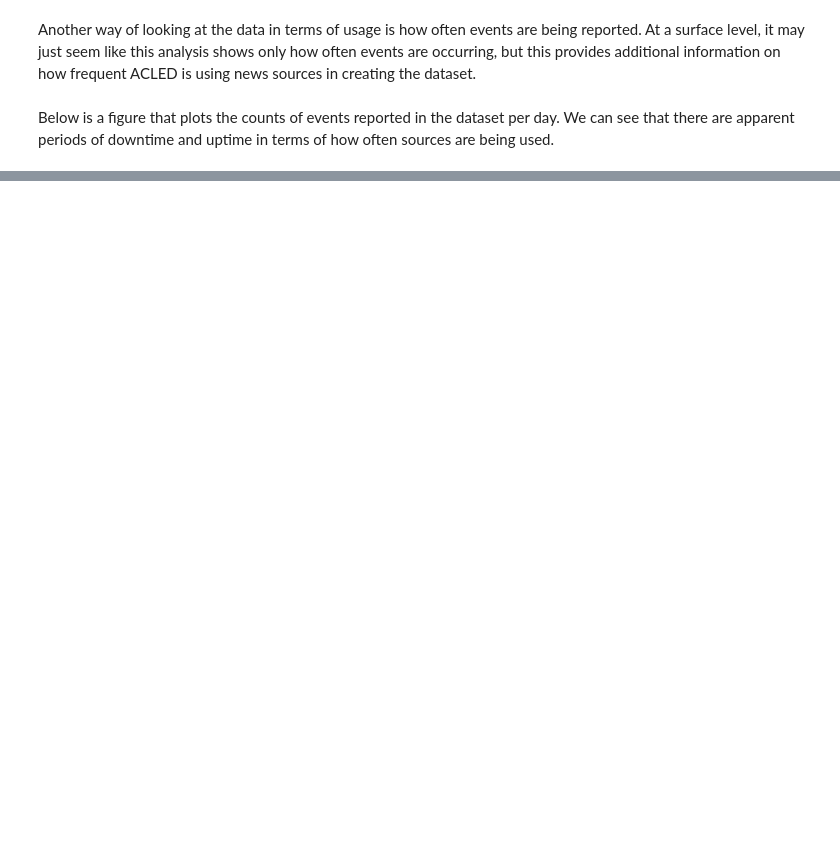
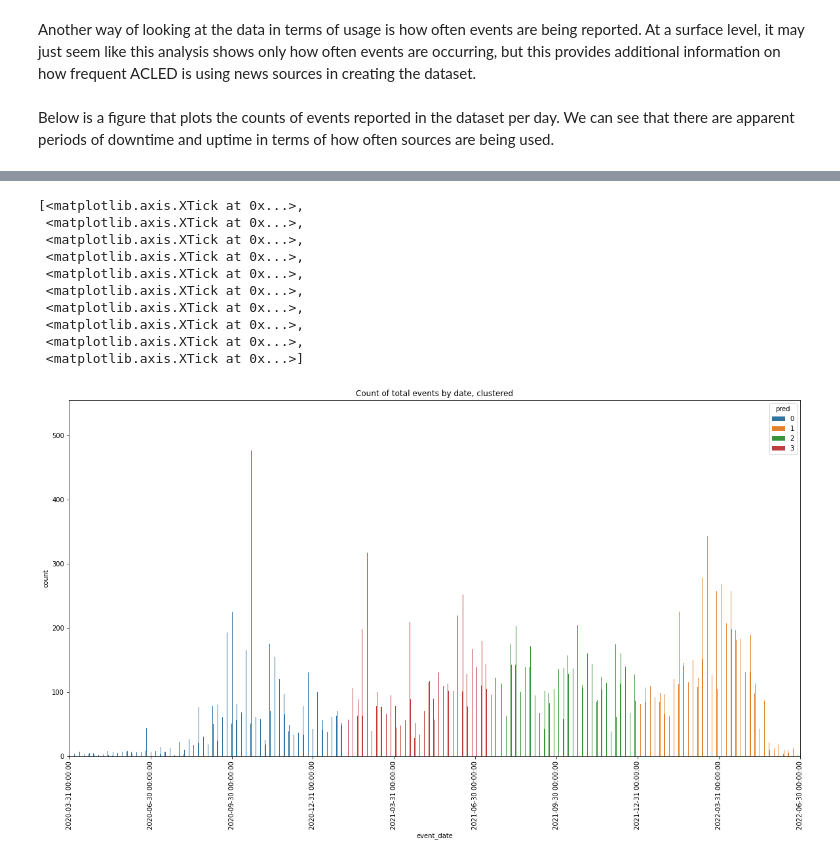
Before and after one commit to bradywilky/data_providers, a Jupyter notebook: analysis/analyze_time_periods.ipynb, the cells around one changed output, grey strips where cells are left out. Saved outputs shown, nothing was run; the diff lists cells and outputs as text; code cells hidden in the pictures; blank space fills up the shorter version.

```diff
--- a/analysis/analyze_time_periods.ipynb
+++ b/analysis/analyze_time_periods.ipynb
@@ -84,0 +56,34 @@ src_dtdiff_df[src_dtdiff_df.last_event_days == 1]
+# %%
+from sklearn.cluster import KMeans
+from datetime import datetime
+import time
+
+km = KMeans(
+    n_clusters=4, init='random',
+    n_init=10, max_iter=100,
+    tol=1e-04, random_state=0
+)
+
+cluster_df = extd_df
+cluster_df.event_date_unix = cluster_df['event_date'].apply(lambda x: pd.Timestamp(x).timestamp())
+
+X = np.array(cluster_df.event_date_unix).reshape(-1, 1)
+y_km = km.fit_predict(X)
+
+cluster_df['pred'] = y_km
+fig, ax = plt.subplots(figsize=(20,10))
+ax.set_title(f'Count of total events by date, clustered')
+all_plot = sns.countplot(x=cluster_df.event_date, hue=cluster_df.pred)
+all_plot.set_xticks(lab_int, labels=labs, rotation=90)
+# %% [output]
+[<matplotlib.axis.XTick at 0x...>,
+ <matplotlib.axis.XTick at 0x...>,
+ <matplotlib.axis.XTick at 0x...>,
+ <matplotlib.axis.XTick at 0x...>,
+ <matplotlib.axis.XTick at 0x...>,
+ <matplotlib.axis.XTick at 0x...>,
+ <matplotlib.axis.XTick at 0x...>,
+ <matplotlib.axis.XTick at 0x...>,
+ <matplotlib.axis.XTick at 0x...>,
+ <matplotlib.axis.XTick at 0x...>]
+[figure, added]
```
Also changed, not shown: parts of 8 cells of this notebook, 6 other files.
